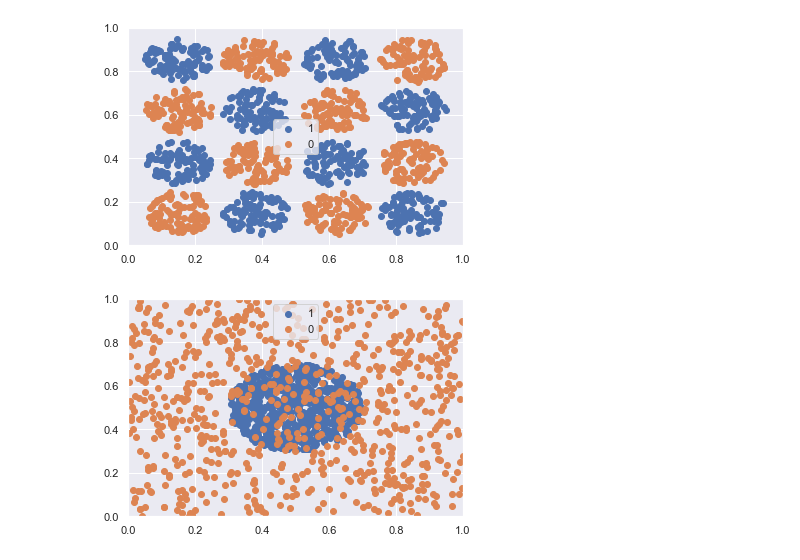
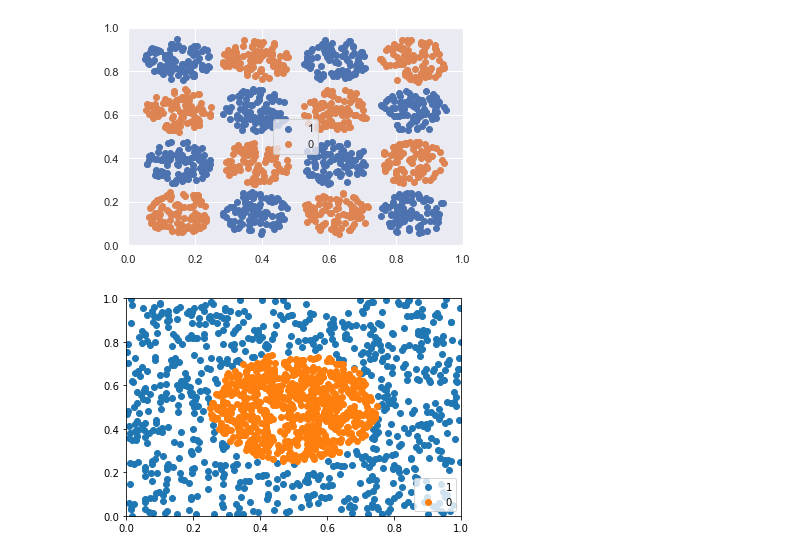
Before and after one commit to bagmk/Quantum_Machine_Learning_Express, a Jupyter notebook: dataset/Data generation.ipynb, the cells around one changed output. Drawn from its saved outputs; the diff is of its cells as text; code cells hidden in the pictures.

Commit message:
Figure2

```diff
--- a/dataset/Data generation.ipynb
+++ b/dataset/Data generation.ipynb
@@ -667,7 +667,7 @@ X=np.concatenate((X1,X2,X3,X4,X5,X6,X7,X8,X9))
 y=np.concatenate((y1, y2,y3,y4,y5,y6,y7,y8,y9))
 
 # Generate uniform noise
-counter = Counter(labels)
+counter = Counter(y)
 
 # Plot
 for label, _ in counter.items():
@@ -734,31 +734,41 @@ pyplot.show()
 # %% [output]
 [figure]
 # %%
-from random import choice
+# I have to ask how to generate the datapoints
+#Reference https://stackoverflow.com/questions/66561407/random-numer-generation-except-inside-of-the-circle-in-python/66562232#66562232
 
-X1 = np.random.random((750,2))
+import random
+X1 = []
+radius = 0.25
+n=750
 
+index = 0
+while index < n:
+  x=random.random()
+  y=random.random()
+  if (x-0.5)**2 + (y-0.5)**2 > radius**2:
+    X1 = X1 + [[x,y]]
+    index = index + 1
 
+y1=[1] *750
 
+X2=my_circle([0.5,0.5],radius,radius,750)
 
-X2=my_circle([0.5,0.5],0.2,0.2,750)
-y1=[0] * 750
-y2=[1] * 750
-
+y2=[0] *750
 
 X=np.concatenate((X1,X2))
 y=np.concatenate((y1, y2))
 
 # Generate uniform noise
-counter = Counter(labels)
+counter = Counter(y)
 
 # Plot
 for label, _ in counter.items():
 	row_ix = where(y == label)[0]
 	pyplot.scatter(X[row_ix, 0], X[row_ix, 1], label=str(label))
 pyplot.legend()
 pyplot.xlim([0, 1])
 pyplot.ylim([0, 1])
 pyplot.show()
 # %% [output]
-[figure, old version]
+[figure, new version]
```
Also changed, not shown: parts of 4 cells of this notebook.
